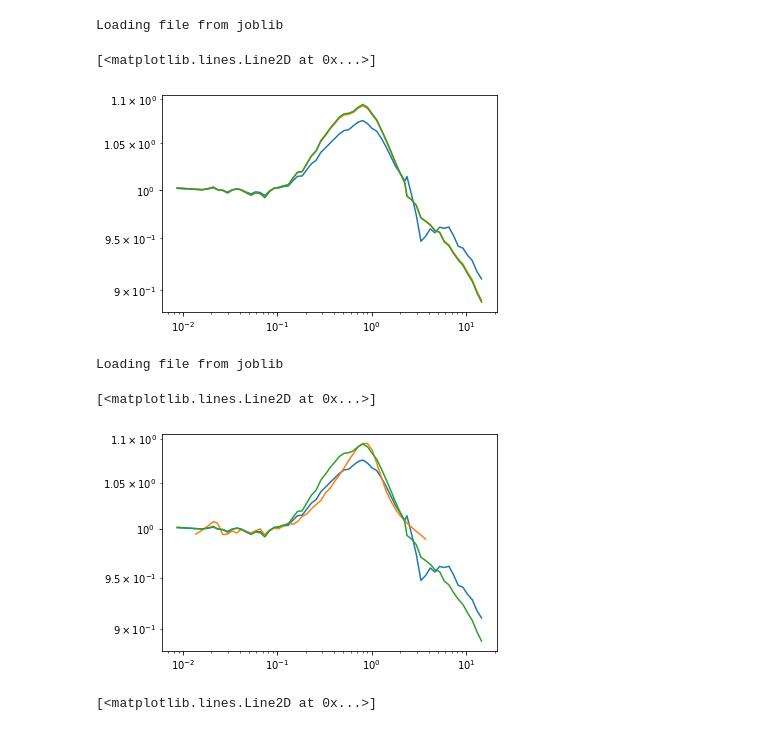
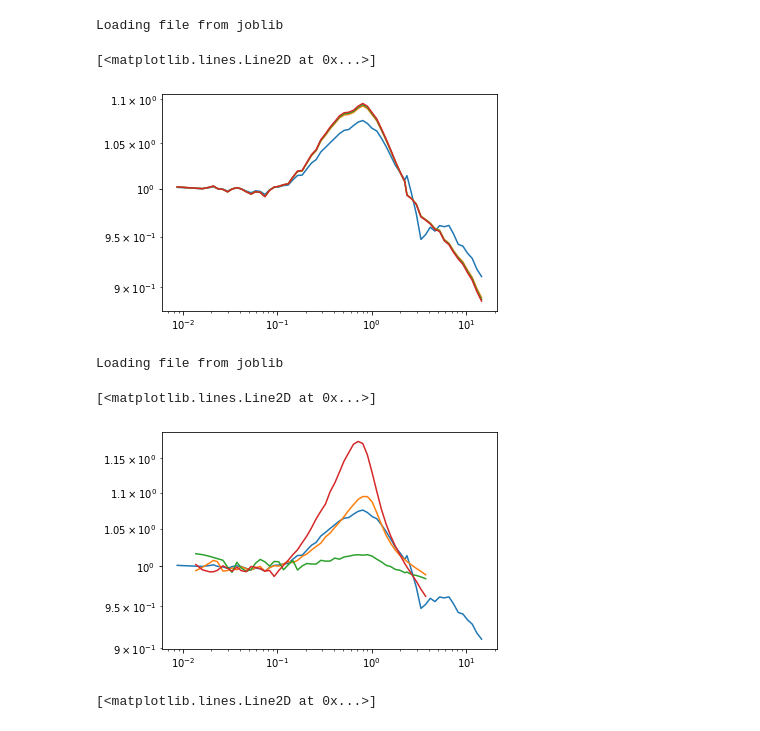
Before and after one commit to santiagocasas/looti-test-public, a Jupyter notebook: notebooks/run_emcee.ipynb, the cells around one changed output. Drawn from its saved outputs; the diff is of its cells as text; code cells hidden in the pictures.

```diff
--- a/notebooks/run_emcee.ipynb
+++ b/notebooks/run_emcee.ipynb
@@ -129,9 +131,10 @@ codecs_pred_ratio_10=[Interpolation_Codecs_loaded.predict(kki,0.10) for kki in k
 plt.loglog(kgrid_obs, pk_obs)
 plt.loglog(kgrid_obs, codecs_pred_ratio_05)
 plt.loglog(kgrid_obs, codecs_pred_ratio_10)
+plt.loglog(kgrid_obs, codecs_pred_ratio_15)
 # %% [output]
 [<matplotlib.lines.Line2D at 0x...>]
-[figure, old version]
+[figure, new version]
 # %%
 filename_fits='../interpolating_objects/CDE_ratio-CDE_Fits-z0-interpObj.sav'
 print("Loading file from joblib")
@@ -144,14 +147,15 @@ shortkgrid=kgrid_obs[(kgrid_obs>1e-2) & (kgrid_obs<4)]
 # %%
 fits_pred_ratio_10=[Interpolation_Fits_loaded.predict(kki,0.10) for kki in shortkgrid]
 fits_pred_ratio_05=[Interpolation_Fits_loaded.predict(kki,0.05) for kki in shortkgrid]
+fits_pred_ratio_15=[Interpolation_Fits_loaded.predict(kki,0.15) for kki in shortkgrid]
 # %%
 plt.loglog(kgrid_obs, pk_obs)
 plt.loglog(shortkgrid, fits_pred_ratio_10)
-#plt.loglog(shortkgrid, fits_pred_ratio_05)
-plt.loglog(kgrid_obs, codecs_pred_ratio_10)
+plt.loglog(shortkgrid, fits_pred_ratio_05)
+plt.loglog(shortkgrid, fits_pred_ratio_15)
 # %% [output]
 [<matplotlib.lines.Line2D at 0x...>]
-[figure, old version]
+[figure, new version]
 # %%
 def center_to_bins(center):
     arr_mean =  0.5*(center[1:] + center[:-1])
```
Also changed, not shown: parts of 1 cell of this notebook, 2 other files.
